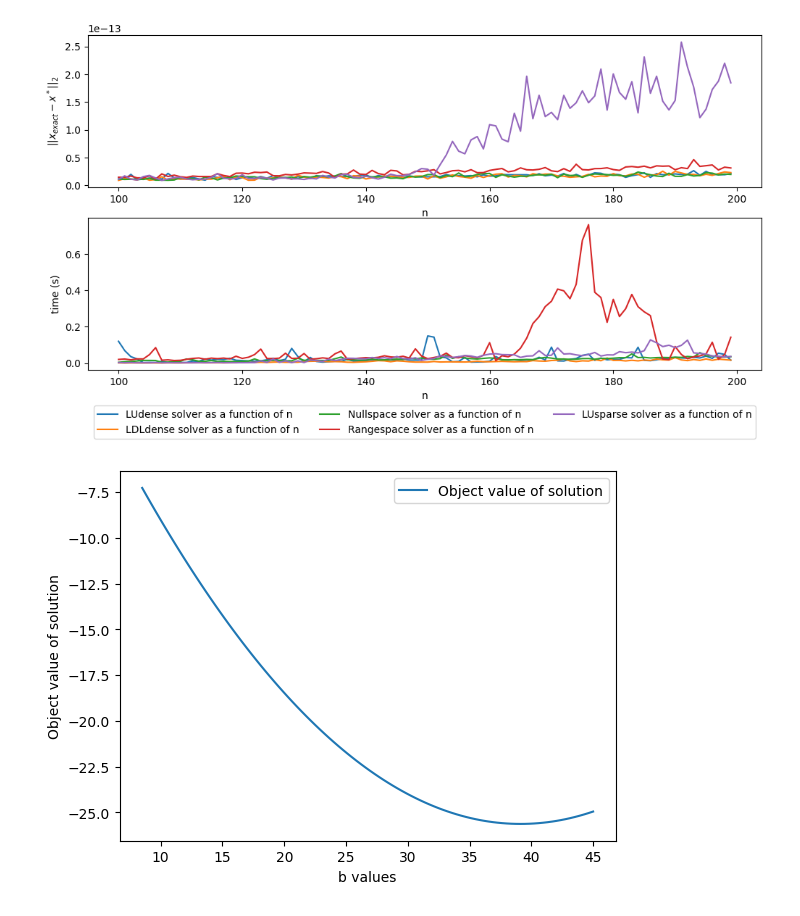
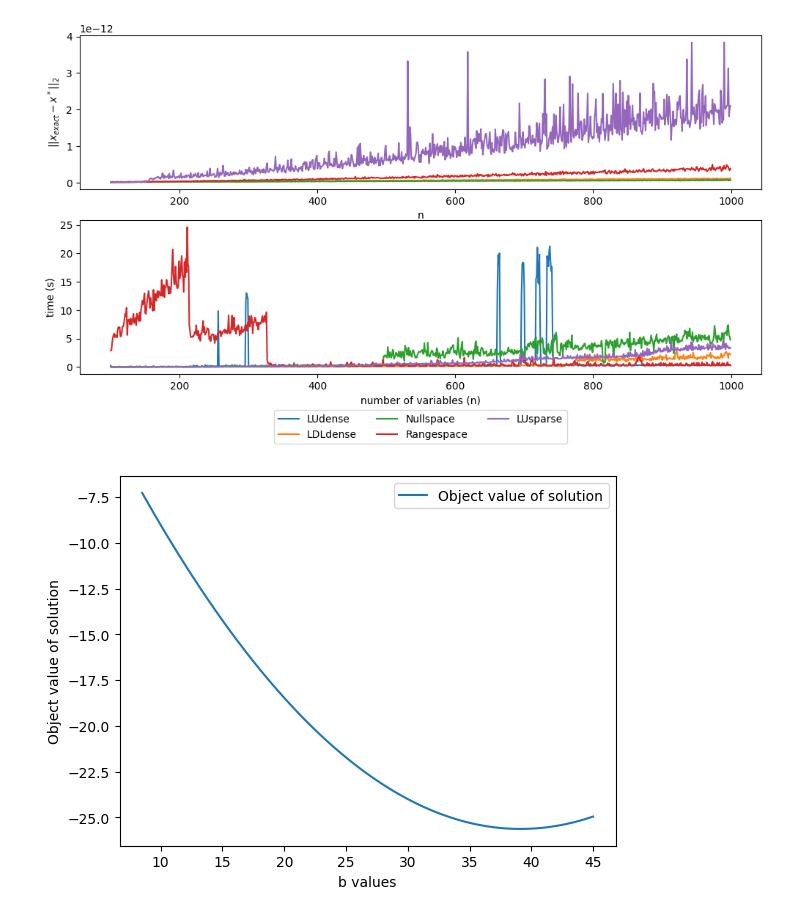
Before and after one commit to MarcusKNielsen/ConOpti, a Jupyter notebook: Algorithms/QP/main_solvers.ipynb, the cells around one changed output. Cells and saved outputs as stored; diff of their text form; code cells hidden in the pictures.

```diff
--- a/Algorithms/QP/main_solvers.ipynb
+++ b/Algorithms/QP/main_solvers.ipynb
@@ -4,7 +4,7 @@ import numpy as np
 import matplotlib.pyplot as plt
 from time import perf_counter
 # %%
-n           = np.arange(start=100,stop=800, dtype=int)
+n           = np.arange(start=100,stop=1000, dtype=int)
 alpha       = 2
 solvers     = ["LUdense","LDLdense","Nullspace","Rangespace","LUsparse"]
 
@@ -15,35 +15,35 @@ for solver in solvers:
     err_temp    = []
     times       = []
 
     # Computing solution from all solvers
     for i in n:
 
         # Current problem given current n
         H, g, A, b, x_star,lamb_star  = constructQP(i,alpha)
 
         # timing the solver
         start = perf_counter()
         x,lam = EqualityQPSolver(H,g,A,b,solver)
 
         # time of solver
         times.append(perf_counter()-start)
 
         # 2 norm of error
         err_temp.append(np.linalg.norm(x-x_star,2))
 
     ax1.plot(n,err_temp,label=f"{solver} solver as a function of n")
     ax1.set_xlabel("n")
     ax1.set_ylabel(r"$||x_{exact}-x^*||_2$")
 
-    ax2.plot(n,times,label=f"{solver} solver as a function of n")
+    ax2.plot(n,times,label=f"{solver}")
     ax2.set_xlabel("number of variables (n)")
     ax2.set_ylabel("time (s)")
 
 
 plt.legend(loc='upper center',ncol=3, bbox_to_anchor=(0.5,-0.2))
 plt.show()
 # %% [output]
-[figure, old version]
+[figure, new version]
 # %%
 def object_solution(x):
 
```
Also changed, not shown: 10 other files.
